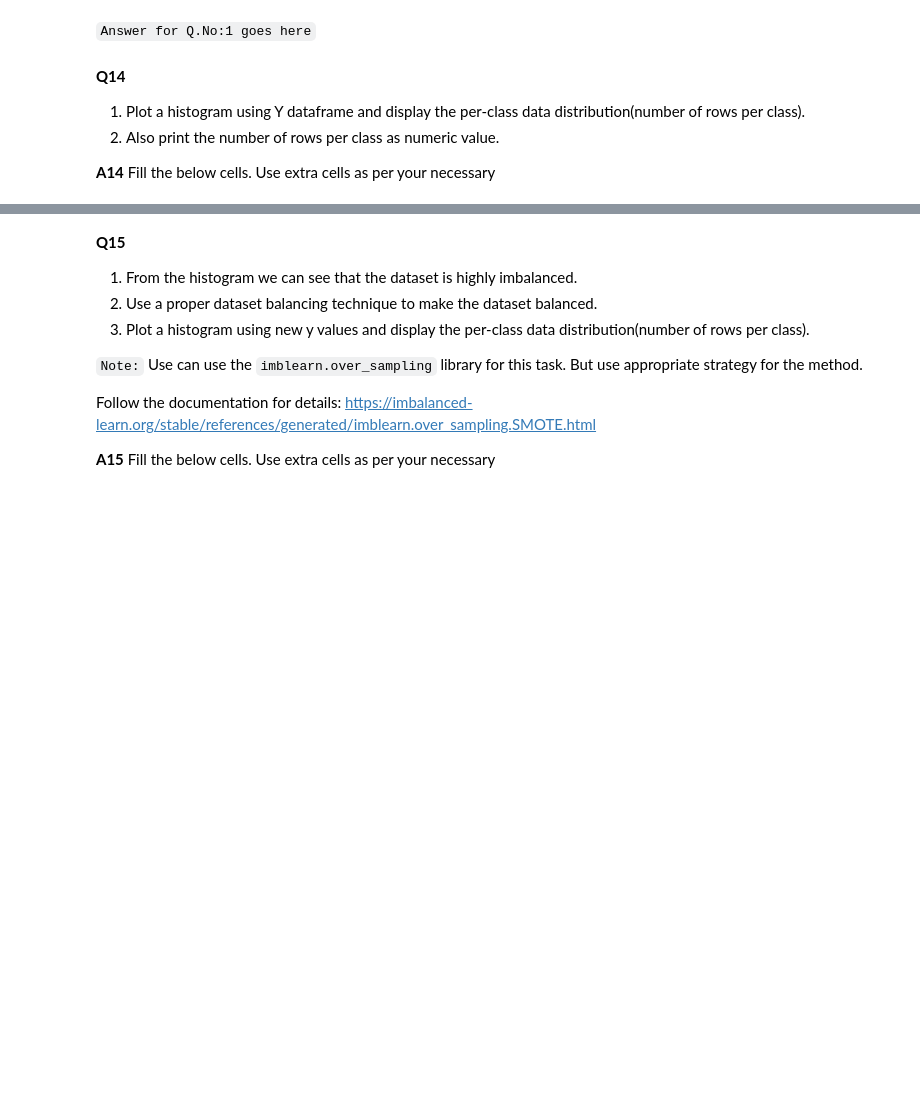
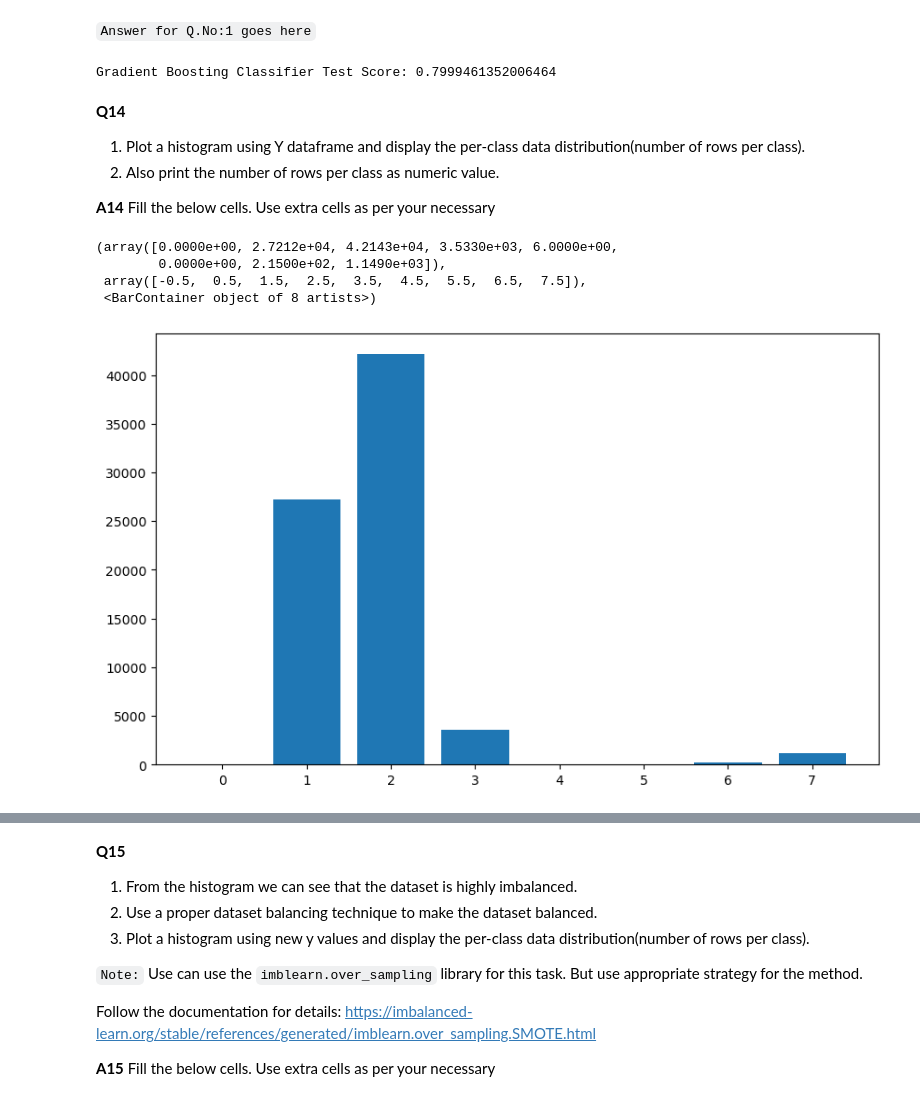
Before and after one commit to P-wig/ML-HW, a Jupyter notebook: HW6/HW6.ipynb, the cells around one changed output, grey strips where cells are left out. Drawn from its saved outputs; the diff is of its cells as text; code cells hidden in the pictures; blank space fills up the shorter version.

Commit message:
worked through Q14, selected Random forest, support vector machine, and gradient boosting classifiers for my 3 models

````diff
--- a/HW6/HW6.ipynb
+++ b/HW6/HW6.ipynb
@@ -391,6 +412,18 @@ x_train,x_test,y_train,y_test =
 **A13** Fill the below cells. Use extra cells as per your necessary
 # %% [markdown]
 ```Answer for Q.No:1 goes here```
+# %%
+# The data appears to be multidimentional and polymorphic, gradient boosting classifier similar to the random forests,
+# gradient boosting classifier the builds self-correcting decision trees and can provide robust overfitting to multidimensional data
+# Initialize the Gradient Boosting Classifier model
+gb_model = GradientBoostingClassifier()
+
+gb_model.fit( x_train, y_train )
+
+gb_score = gb_model.score( x_test, y_test )
+print( "Gradient Boosting Classifier Test Score:", gb_score )
+# %% [output]
+Gradient Boosting Classifier Test Score: 0.7999461352006464
 # %% [markdown]
 **Q14**
 
@@ -401,3 +434,11 @@ x_train,x_test,y_train,y_test =
 **A14** Fill the below cells. Use extra cells as per your necessary
 # %%
 #You can create or remove cells as per your need
+plt.figure(figsize=(10, 6))
+plt.hist( Y, bins=np.arange(9) - 0.5, rwidth=0.8 )
+# %% [output]
+(array([0.0000e+00, 2.7212e+04, 4.2143e+04, 3.5330e+03, 6.0000e+00,
+        0.0000e+00, 2.1500e+02, 1.1490e+03]),
+ array([-0.5,  0.5,  1.5,  2.5,  3.5,  4.5,  5.5,  6.5,  7.5]),
+ <BarContainer object of 8 artists>)
+[figure, added]
````
Also changed, not shown: parts of 9 cells of this notebook.
